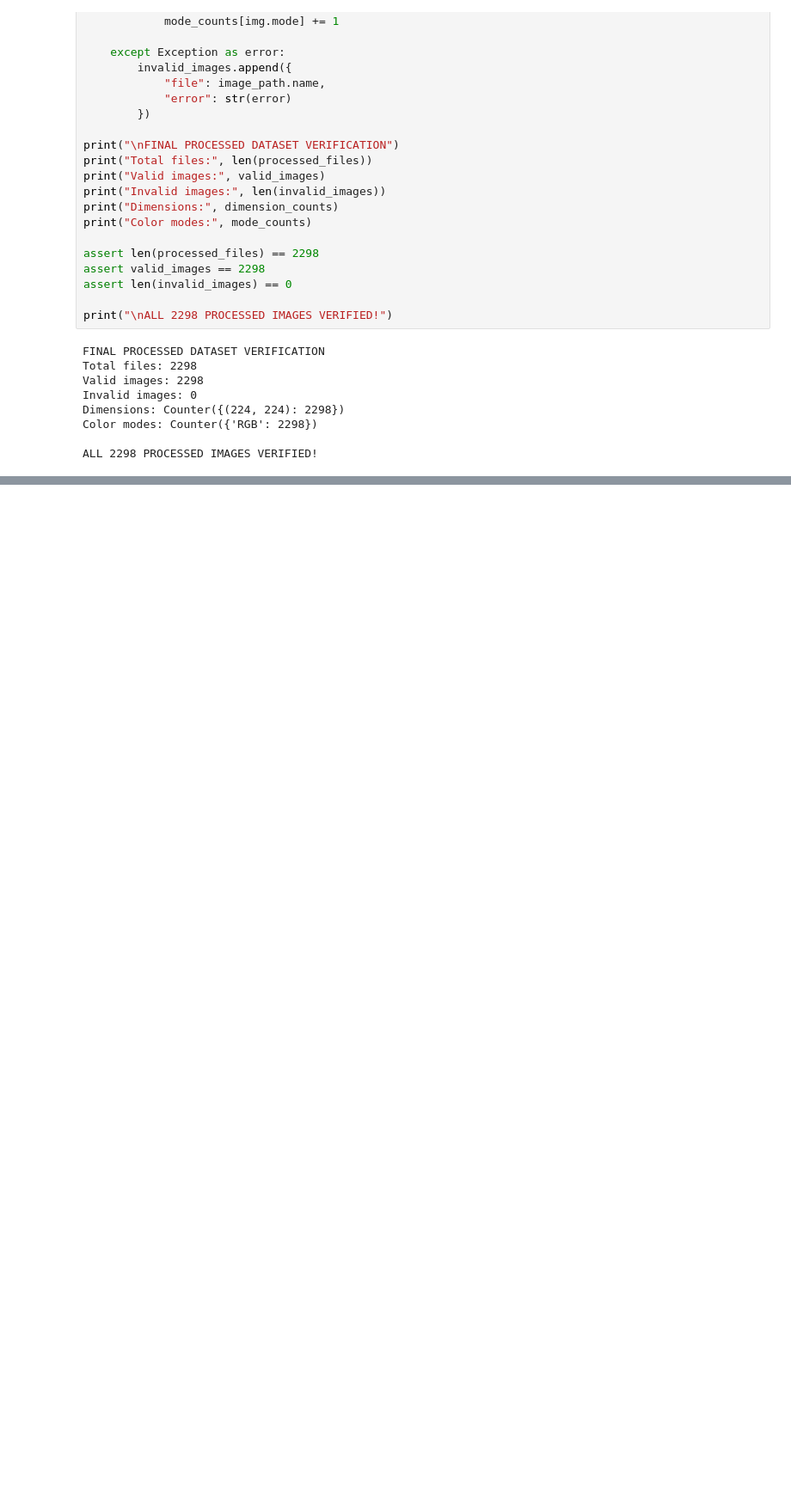
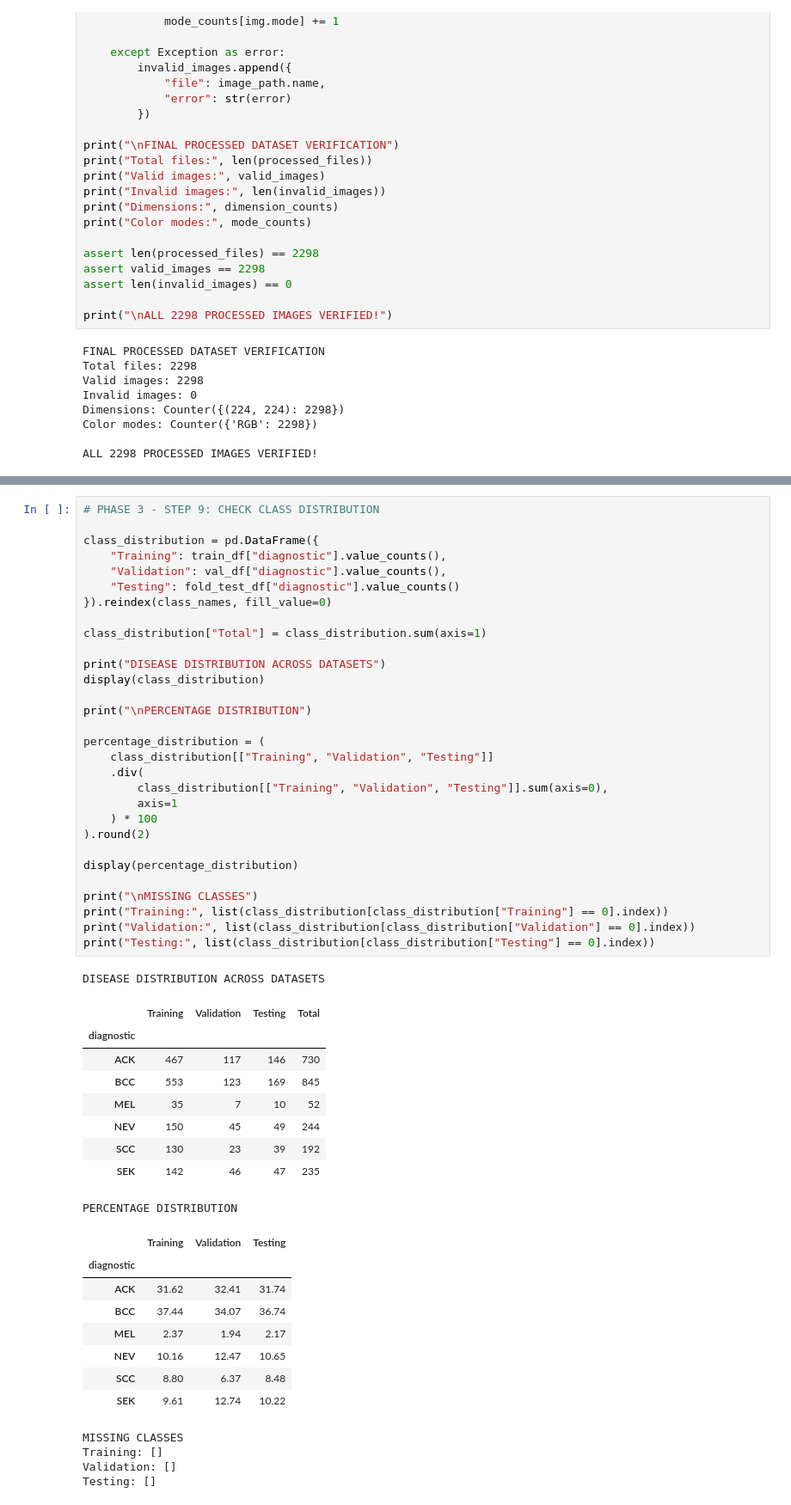
Before and after one commit to AbhinavSwami1/DermAI, a Jupyter notebook: ml/notebooks/01_dataset_audit.ipynb, the cells around one changed output, grey strips where cells are left out. Shown at 86% size. Drawn from its saved outputs; the diff is of its cells as text; blank space fills up the shorter version.

```diff
--- a/ml/notebooks/01_dataset_audit.ipynb
+++ b/ml/notebooks/01_dataset_audit.ipynb
@@ -1794,0 +2166,53 @@ ALL 2298 PROCESSED IMAGES VERIFIED!
+# %%
+# PHASE 3 - STEP 9: CHECK CLASS DISTRIBUTION
+
+class_distribution = pd.DataFrame({
+    "Training": train_df["diagnostic"].value_counts(),
+    "Validation": val_df["diagnostic"].value_counts(),
+    "Testing": fold_test_df["diagnostic"].value_counts()
+}).reindex(class_names, fill_value=0)
+
+class_distribution["Total"] = class_distribution.sum(axis=1)
+
+print("DISEASE DISTRIBUTION ACROSS DATASETS")
+display(class_distribution)
+
+print("\nPERCENTAGE DISTRIBUTION")
+
+percentage_distribution = (
+    class_distribution[["Training", "Validation", "Testing"]]
+    .div(
+        class_distribution[["Training", "Validation", "Testing"]].sum(axis=0),
+        axis=1
+    ) * 100
+).round(2)
+
+display(percentage_distribution)
+
+print("\nMISSING CLASSES")
+print("Training:", list(class_distribution[class_distribution["Training"] == 0].index))
+print("Validation:", list(class_distribution[class_distribution["Validation"] == 0].index))
+print("Testing:", list(class_distribution[class_distribution["Testing"] == 0].index))
+# %% [output]
+DISEASE DISTRIBUTION ACROSS DATASETS
+|  | Training | Validation | Testing | Total |
+| diagnostic |  |  |  |  |
+| ACK | 467 | 117 | 146 | 730 |
+| BCC | 553 | 123 | 169 | 845 |
+| MEL | 35 | 7 | 10 | 52 |
+| NEV | 150 | 45 | 49 | 244 |
+| SCC | 130 | 23 | 39 | 192 |
+| SEK | 142 | 46 | 47 | 235 |
+PERCENTAGE DISTRIBUTION
+|  | Training | Validation | Testing |
+| diagnostic |  |  |  |
+| ACK | 31.62 | 32.41 | 31.74 |
+| BCC | 37.44 | 34.07 | 36.74 |
+| MEL | 2.37 | 1.94 | 2.17 |
+| NEV | 10.16 | 12.47 | 10.65 |
+| SCC | 8.80 | 6.37 | 8.48 |
+| SEK | 9.61 | 12.74 | 10.22 |
+MISSING CLASSES
+Training: []
+Validation: []
+Testing: []
```
Also changed, not shown: parts of 13 cells of this notebook, 4 other files.
